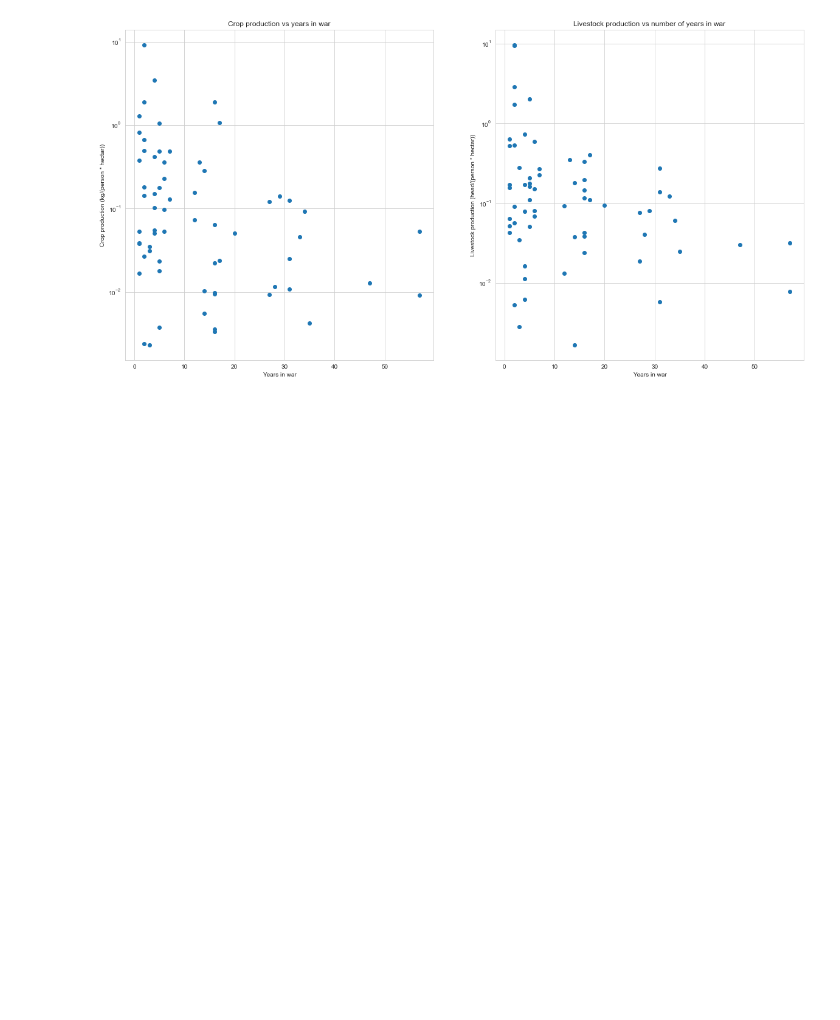
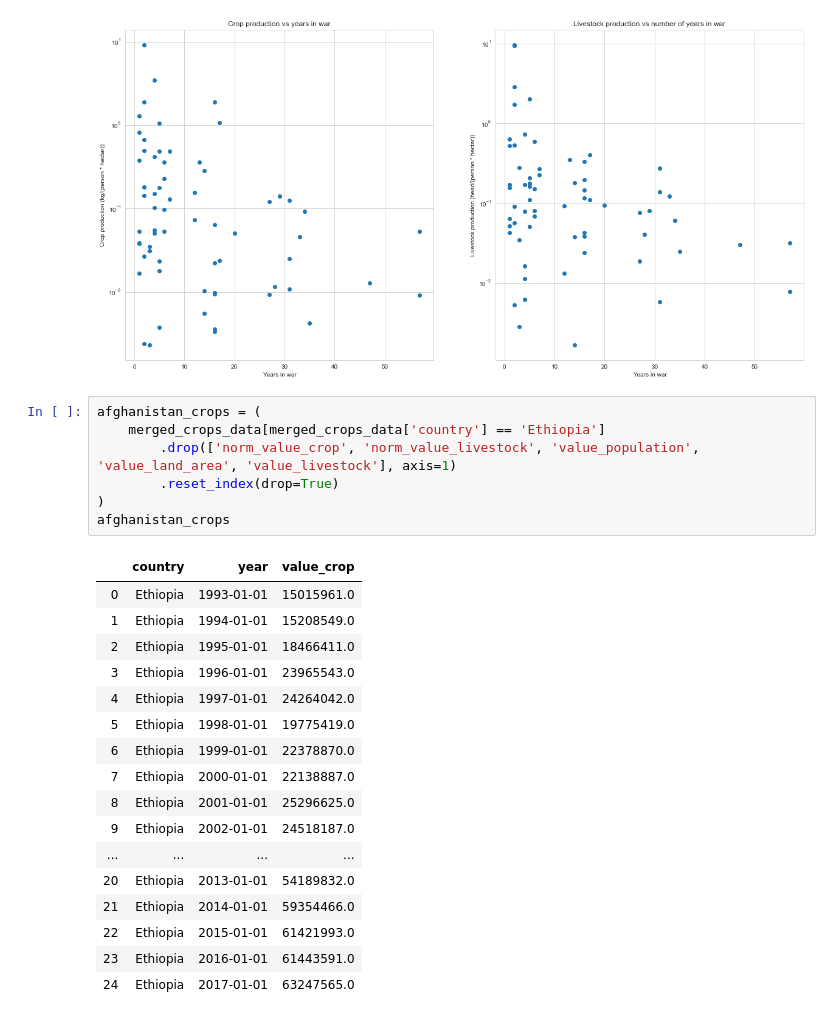
Before and after one commit to pull-fiction/make-crops-not-war, a Jupyter notebook: notebooks/general_overview.ipynb, the cells around one changed output. Cells and saved outputs as stored; diff of their text form; blank space fills up the shorter version.

```diff
--- a/notebooks/general_overview.ipynb
+++ b/notebooks/general_overview.ipynb
@@ -112,3 +118,28 @@ ax[1].set_xlabel('Years in war')
 _ = ax[1].set_yscale('log')
 # %% [output]
 [figure]
+# %%
+afghanistan_crops = (
+    merged_crops_data[merged_crops_data['country'] == 'Ethiopia']
+        .drop(['norm_value_crop', 'norm_value_livestock', 'value_population', 'value_land_area', 'value_livestock'], axis=1)
+        .reset_index(drop=True)
+)
+afghanistan_crops
+# %% [output]
+|  | country | year | value_crop |
+| 0 | Ethiopia | 1993-01-01 | 15015961.0 |
+| 1 | Ethiopia | 1994-01-01 | 15208549.0 |
+| 2 | Ethiopia | 1995-01-01 | 18466411.0 |
+| 3 | Ethiopia | 1996-01-01 | 23965543.0 |
+| 4 | Ethiopia | 1997-01-01 | 24264042.0 |
+| 5 | Ethiopia | 1998-01-01 | 19775419.0 |
+| 6 | Ethiopia | 1999-01-01 | 22378870.0 |
+| 7 | Ethiopia | 2000-01-01 | 22138887.0 |
+| 8 | Ethiopia | 2001-01-01 | 25296625.0 |
+| 9 | Ethiopia | 2002-01-01 | 24518187.0 |
+| ... | ... | ... | ... |
+| 20 | Ethiopia | 2013-01-01 | 54189832.0 |
+| 21 | Ethiopia | 2014-01-01 | 59354466.0 |
+| 22 | Ethiopia | 2015-01-01 | 61421993.0 |
+| 23 | Ethiopia | 2016-01-01 | 61443591.0 |
+| 24 | Ethiopia | 2017-01-01 | 63247565.0 |
```
Also changed, not shown: parts of 8 cells of this notebook.
